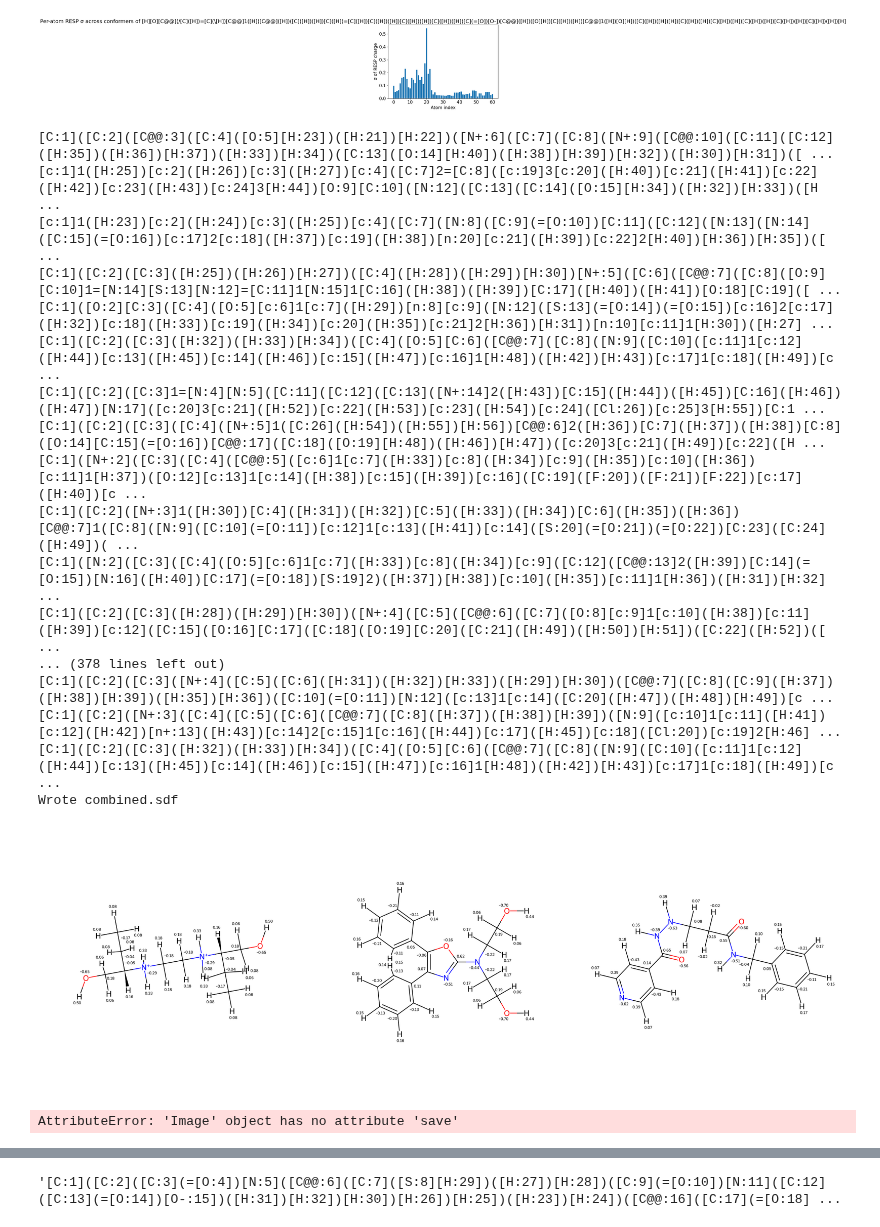
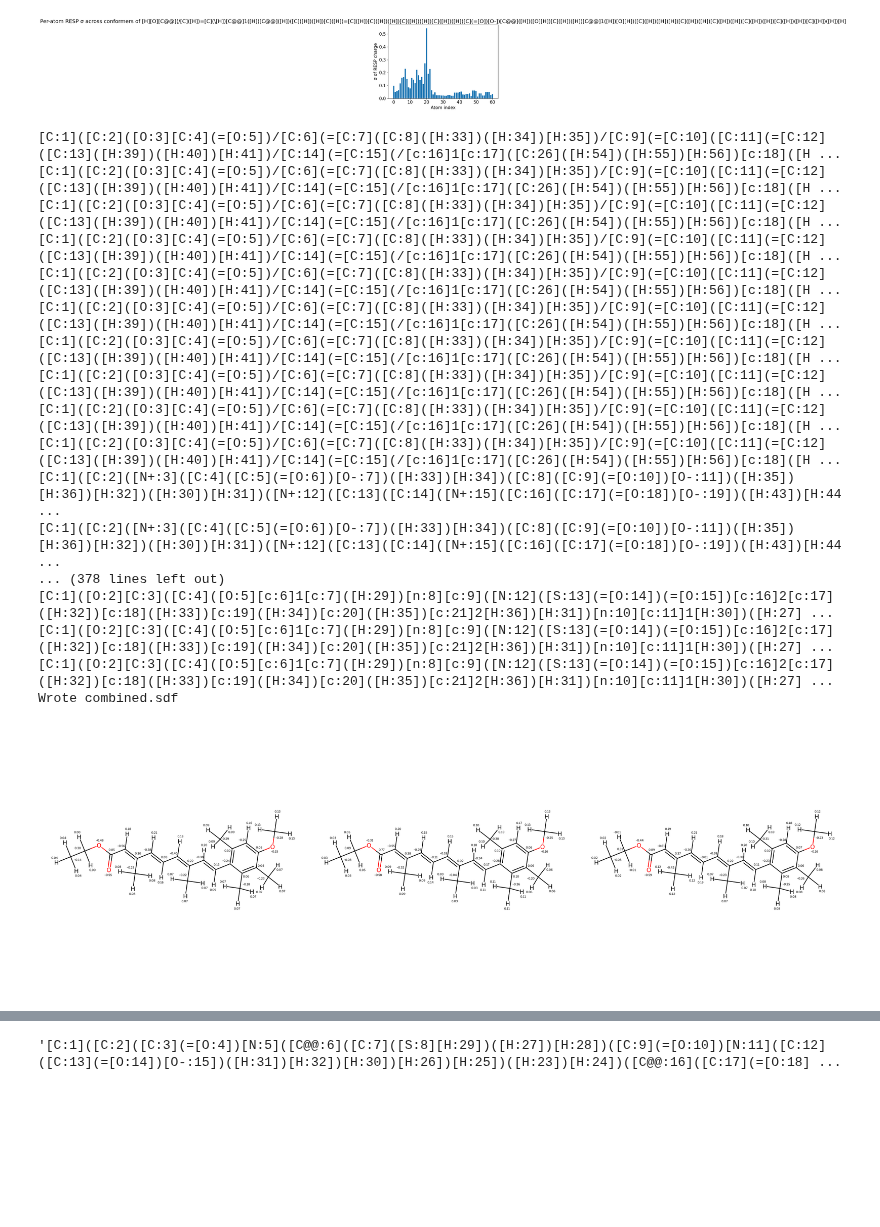
Before and after one commit to bismuthadams1/charge_paper, a Jupyter notebook: conformer_test/explore_parquet.ipynb, the cells around one changed output, grey strips where cells are left out. Cells and saved outputs as stored; diff of their text form; code cells hidden in the pictures; blank space fills up the shorter version.

```diff
--- a/conformer_test/explore_parquet.ipynb
+++ b/conformer_test/explore_parquet.ipynb
@@ -404,7 +404,7 @@ top_smiles = variation.nlargest(50, 'mean_atom_std')['smiles'].iloc[0]
 # )
 subdf = (
     df
-    .sort_values('conformer_no')
+    .sort_values(['smiles','conformer_no'])
     .reset_index(drop=True)
 )
 n_confs = subdf.shape[0]
@@ -412,13 +412,16 @@ n_confs = subdf.shape[0]
 params = Chem.SmilesParserParams()
 params.removeHs = False
 
-
 if not separate_sdf:
     combined_writer = rdmolfiles.SDWriter("combined.sdf")
 
 mols_for_drawing = []
+df_excel = []
 for row in subdf.itertuples(index=False):
+    row_write = {}
     print(row.molecule, row.conformer_no)
+    row_write['conformer_no'] = row.conformer_no
+    row_write['smiles'] = row.smiles
     mol = Chem.MolFromSmiles(row.molecule, params)
     mol.RemoveAllConformers()
     flat = np.array(row.geometry, dtype=float)
@@ -447,53 +450,53 @@ for row in subdf.itertuples(index=False):
         w = rdmolfiles.SDWriter(fname)
         w.write(mol)
         w.close()
         print(f"Wrote {fname}")
     else:
         combined_writer.write(mol)
 
     # e) prepare 2D‐flattened copy for grid drawing
     mol2d = Chem.Mol(mol)               # deep copy, keeps atomNote props
     AllChem.Compute2DCoords(mol2d)
     mols_for_drawing.append(mol2d)
 
+    df_excel.append(row_write)
+
+df_excel = pd.DataFrame(df_excel)
+df_excel.to_excel("sorted_combined.xlsx", index=False)
 # 5. finalize SDF writer
 if not separate_sdf:
     combined_writer.close()
     print("Wrote combined.sdf")
 mols_for_drawing=mols_for_drawing[:3]
 # 6. display grid of all conformers
 img = Draw.MolsToGridImage(
     mols_for_drawing,
     molsPerRow=min(n_confs, 3),
     subImgSize=(800,800),
     useSVG=False,
     # returnPNG=True,
     # legends=[f"{i+1}" for i,_ in enumerate(mols_for_drawing)]
 )
 img
 # %% [output]
-[C:1]([C:2]([C@@:3]([C:4]([O:5][H:23])([H:21])[H:22])([N+:6]([C:7]([C:8]([N+:9]([C@@:10]([C:11]([C:12]([H:35])([H:36])[H:37])([H:33])[H:34])([C:13]([O:14][H:40])([H:38])[H:39])[H:32])([H:30])[H:31])([ ...
-[c:1]1([H:25])[c:2]([H:26])[c:3]([H:27])[c:4]([C:7]2=[C:8]([c:19]3[c:20]([H:40])[c:21]([H:41])[c:22]([H:42])[c:23]([H:43])[c:24]3[H:44])[O:9][C:10]([N:12]([C:13]([C:14]([O:15][H:34])([H:32])[H:33])([H ...
-[c:1]1([H:23])[c:2]([H:24])[c:3]([H:25])[c:4]([C:7]([N:8]([C:9](=[O:10])[C:11]([C:12]([N:13]([N:14]([C:15](=[O:16])[c:17]2[c:18]([H:37])[c:19]([H:38])[n:20][c:21]([H:39])[c:22]2[H:40])[H:36])[H:35])([ ...
-[C:1]([C:2]([C:3]([H:25])([H:26])[H:27])([C:4]([H:28])([H:29])[H:30])[N+:5]([C:6]([C@@:7]([C:8]([O:9][C:10]1=[N:14][S:13][N:12]=[C:11]1[N:15]1[C:16]([H:38])([H:39])[C:17]([H:40])([H:41])[O:18][C:19]([ ...
+[C:1]([C:2]([O:3][C:4](=[O:5])/[C:6](=[C:7]([C:8]([H:33])([H:34])[H:35])/[C:9](=[C:10]([C:11](=[C:12]([C:13]([H:39])([H:40])[H:41])/[C:14](=[C:15](/[c:16]1[c:17]([C:26]([H:54])([H:55])[H:56])[c:18]([H ...
+[C:1]([C:2]([O:3][C:4](=[O:5])/[C:6](=[C:7]([C:8]([H:33])([H:34])[H:35])/[C:9](=[C:10]([C:11](=[C:12]([C:13]([H:39])([H:40])[H:41])/[C:14](=[C:15](/[c:16]1[c:17]([C:26]([H:54])([H:55])[H:56])[c:18]([H ...
+[C:1]([C:2]([O:3][C:4](=[O:5])/[C:6](=[C:7]([C:8]([H:33])([H:34])[H:35])/[C:9](=[C:10]([C:11](=[C:12]([C:13]([H:39])([H:40])[H:41])/[C:14](=[C:15](/[c:16]1[c:17]([C:26]([H:54])([H:55])[H:56])[c:18]([H ...
+[C:1]([C:2]([O:3][C:4](=[O:5])/[C:6](=[C:7]([C:8]([H:33])([H:34])[H:35])/[C:9](=[C:10]([C:11](=[C:12]([C:13]([H:39])([H:40])[H:41])/[C:14](=[C:15](/[c:16]1[c:17]([C:26]([H:54])([H:55])[H:56])[c:18]([H ...
+[C:1]([C:2]([O:3][C:4](=[O:5])/[C:6](=[C:7]([C:8]([H:33])([H:34])[H:35])/[C:9](=[C:10]([C:11](=[C:12]([C:13]([H:39])([H:40])[H:41])/[C:14](=[C:15](/[c:16]1[c:17]([C:26]([H:54])([H:55])[H:56])[c:18]([H ...
+[C:1]([C:2]([O:3][C:4](=[O:5])/[C:6](=[C:7]([C:8]([H:33])([H:34])[H:35])/[C:9](=[C:10]([C:11](=[C:12]([C:13]([H:39])([H:40])[H:41])/[C:14](=[C:15](/[c:16]1[c:17]([C:26]([H:54])([H:55])[H:56])[c:18]([H ...
+[C:1]([C:2]([O:3][C:4](=[O:5])/[C:6](=[C:7]([C:8]([H:33])([H:34])[H:35])/[C:9](=[C:10]([C:11](=[C:12]([C:13]([H:39])([H:40])[H:41])/[C:14](=[C:15](/[c:16]1[c:17]([C:26]([H:54])([H:55])[H:56])[c:18]([H ...
+[C:1]([C:2]([O:3][C:4](=[O:5])/[C:6](=[C:7]([C:8]([H:33])([H:34])[H:35])/[C:9](=[C:10]([C:11](=[C:12]([C:13]([H:39])([H:40])[H:41])/[C:14](=[C:15](/[c:16]1[c:17]([C:26]([H:54])([H:55])[H:56])[c:18]([H ...
+[C:1]([C:2]([O:3][C:4](=[O:5])/[C:6](=[C:7]([C:8]([H:33])([H:34])[H:35])/[C:9](=[C:10]([C:11](=[C:12]([C:13]([H:39])([H:40])[H:41])/[C:14](=[C:15](/[c:16]1[c:17]([C:26]([H:54])([H:55])[H:56])[c:18]([H ...
+[C:1]([C:2]([O:3][C:4](=[O:5])/[C:6](=[C:7]([C:8]([H:33])([H:34])[H:35])/[C:9](=[C:10]([C:11](=[C:12]([C:13]([H:39])([H:40])[H:41])/[C:14](=[C:15](/[c:16]1[c:17]([C:26]([H:54])([H:55])[H:56])[c:18]([H ...
+[C:1]([C:2]([N+:3]([C:4]([C:5](=[O:6])[O-:7])([H:33])[H:34])([C:8]([C:9](=[O:10])[O-:11])([H:35])[H:36])[H:32])([H:30])[H:31])([N+:12]([C:13]([C:14]([N+:15]([C:16]([C:17](=[O:18])[O-:19])([H:43])[H:44 ...
+[C:1]([C:2]([N+:3]([C:4]([C:5](=[O:6])[O-:7])([H:33])[H:34])([C:8]([C:9](=[O:10])[O-:11])([H:35])[H:36])[H:32])([H:30])[H:31])([N+:12]([C:13]([C:14]([N+:15]([C:16]([C:17](=[O:18])[O-:19])([H:43])[H:44 ...
+... (378 lines left out)
 [C:1]([O:2][C:3]([C:4]([O:5][c:6]1[c:7]([H:29])[n:8][c:9]([N:12]([S:13](=[O:14])(=[O:15])[c:16]2[c:17]([H:32])[c:18]([H:33])[c:19]([H:34])[c:20]([H:35])[c:21]2[H:36])[H:31])[n:10][c:11]1[H:30])([H:27] ...
-[C:1]([C:2]([C:3]([H:32])([H:33])[H:34])([C:4]([O:5][C:6]([C@@:7]([C:8]([N:9]([C:10]([c:11]1[c:12]([H:44])[c:13]([H:45])[c:14]([H:46])[c:15]([H:47])[c:16]1[H:48])([H:42])[H:43])[c:17]1[c:18]([H:49])[c ...
-[C:1]([C:2]([C:3]1=[N:4][N:5]([C:11]([C:12]([C:13]([N+:14]2([H:43])[C:15]([H:44])([H:45])[C:16]([H:46])([H:47])[N:17]([c:20]3[c:21]([H:52])[c:22]([H:53])[c:23]([H:54])[c:24]([Cl:26])[c:25]3[H:55])[C:1 ...
-[C:1]([C:2]([C:3]([C:4]([N+:5]1([C:26]([H:54])([H:55])[H:56])[C@@:6]2([H:36])[C:7]([H:37])([H:38])[C:8]([O:14][C:15](=[O:16])[C@@:17]([C:18]([O:19][H:48])([H:46])[H:47])([c:20]3[c:21]([H:49])[c:22]([H ...
-[C:1]([N+:2]([C:3]([C:4]([C@@:5]([c:6]1[c:7]([H:33])[c:8]([H:34])[c:9]([H:35])[c:10]([H:36])[c:11]1[H:37])([O:12][c:13]1[c:14]([H:38])[c:15]([H:39])[c:16]([C:19]([F:20])([F:21])[F:22])[c:17]([H:40])[c ...
-[C:1]([C:2]([N+:3]1([H:30])[C:4]([H:31])([H:32])[C:5]([H:33])([H:34])[C:6]([H:35])([H:36])[C@@:7]1([C:8]([N:9]([C:10](=[O:11])[c:12]1[c:13]([H:41])[c:14]([S:20](=[O:21])(=[O:22])[C:23]([C:24]([H:49])( ...
-[C:1]([N:2]([C:3]([C:4]([O:5][c:6]1[c:7]([H:33])[c:8]([H:34])[c:9]([C:12]([C@@:13]2([H:39])[C:14](=[O:15])[N:16]([H:40])[C:17](=[O:18])[S:19]2)([H:37])[H:38])[c:10]([H:35])[c:11]1[H:36])([H:31])[H:32] ...
-[C:1]([C:2]([C:3]([H:28])([H:29])[H:30])([N+:4]([C:5]([C@@:6]([C:7]([O:8][c:9]1[c:10]([H:38])[c:11]([H:39])[c:12]([C:15]([O:16][C:17]([C:18]([O:19][C:20]([C:21]([H:49])([H:50])[H:51])([C:22]([H:52])([ ...
-... (378 lines left out)
-[C:1]([C:2]([C:3]([N+:4]([C:5]([C:6]([H:31])([H:32])[H:33])([H:29])[H:30])([C@@:7]([C:8]([C:9]([H:37])([H:38])[H:39])([H:35])[H:36])([C:10](=[O:11])[N:12]([c:13]1[c:14]([C:20]([H:47])([H:48])[H:49])[c ...
-[C:1]([C:2]([N+:3]([C:4]([C:5]([C:6]([C@@:7]([C:8]([H:37])([H:38])[H:39])([N:9]([c:10]1[c:11]([H:41])[c:12]([H:42])[n+:13]([H:43])[c:14]2[c:15]1[c:16]([H:44])[c:17]([H:45])[c:18]([Cl:20])[c:19]2[H:46] ...
-[C:1]([C:2]([C:3]([H:32])([H:33])[H:34])([C:4]([O:5][C:6]([C@@:7]([C:8]([N:9]([C:10]([c:11]1[c:12]([H:44])[c:13]([H:45])[c:14]([H:46])[c:15]([H:47])[c:16]1[H:48])([H:42])[H:43])[c:17]1[c:18]([H:49])[c ...
+[C:1]([O:2][C:3]([C:4]([O:5][c:6]1[c:7]([H:29])[n:8][c:9]([N:12]([S:13](=[O:14])(=[O:15])[c:16]2[c:17]([H:32])[c:18]([H:33])[c:19]([H:34])[c:20]([H:35])[c:21]2[H:36])[H:31])[n:10][c:11]1[H:30])([H:27] ...
+[C:1]([O:2][C:3]([C:4]([O:5][c:6]1[c:7]([H:29])[n:8][c:9]([N:12]([S:13](=[O:14])(=[O:15])[c:16]2[c:17]([H:32])[c:18]([H:33])[c:19]([H:34])[c:20]([H:35])[c:21]2[H:36])[H:31])[n:10][c:11]1[H:30])([H:27] ...
 Wrote combined.sdf
-[figure, old version]
+[figure, new version]
-# %%
-img.save("resp_conformers.png")
-# %% [output]
-AttributeError: 'Image' object has no attribute 'save'
 # %%
 subdf
 # %% [output]
```
Also changed, not shown: 5 other files.
